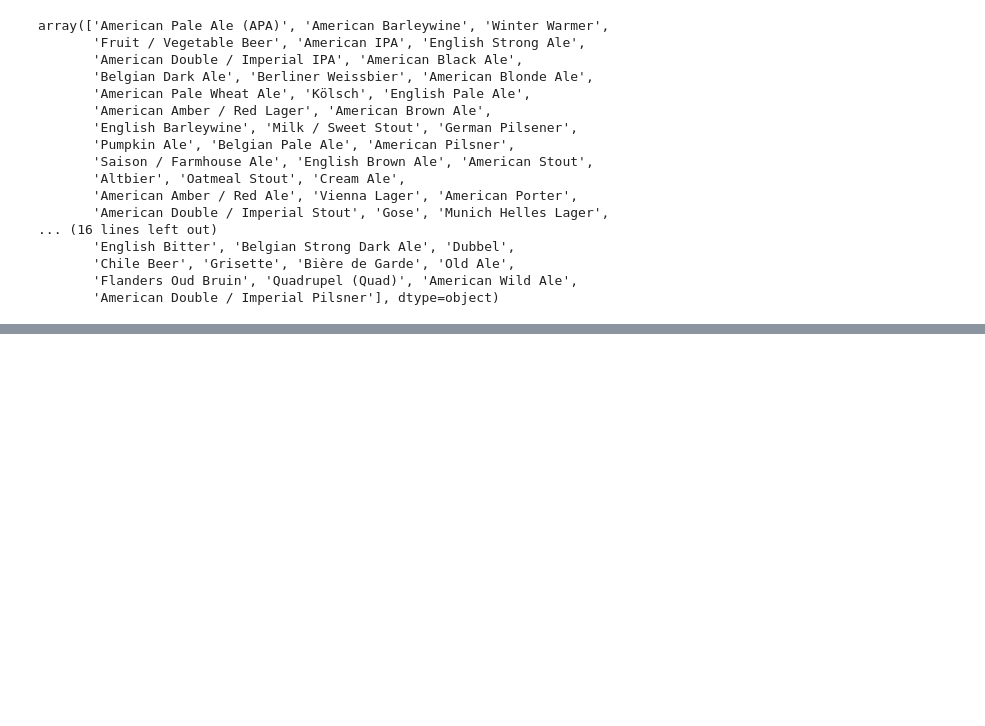
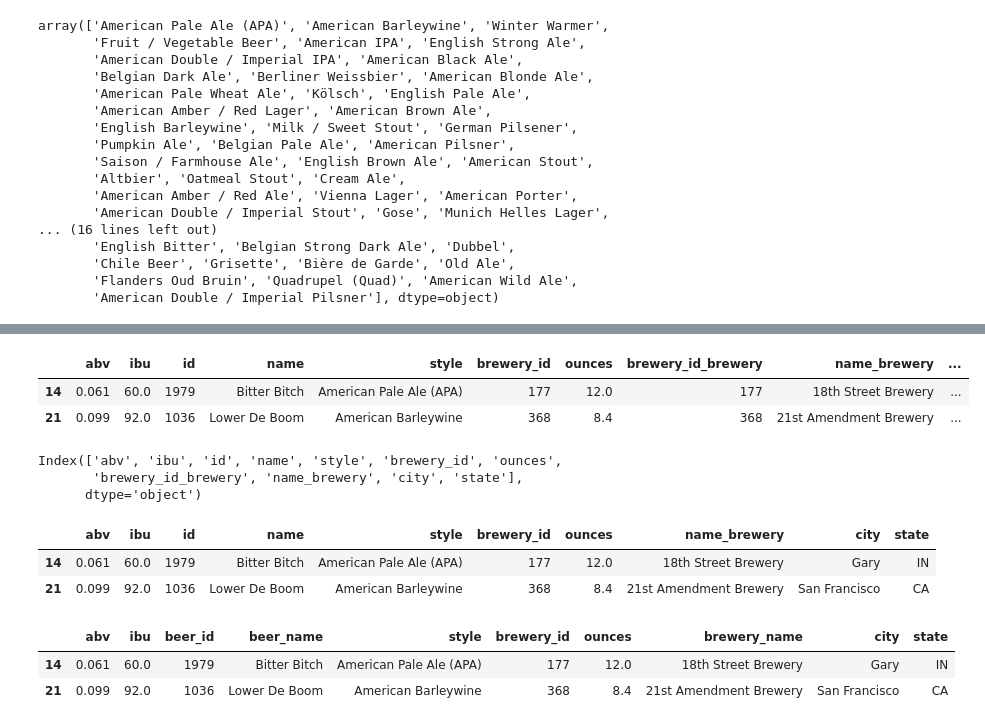
Before and after one commit to niklasax/Beer_Analytics, a Jupyter notebook: data_cleaning/data_cleaning.ipynb, the cells around one changed output, grey strips where cells are left out. Saved outputs shown, nothing was run; the diff lists cells and outputs as text; code cells hidden in the pictures; blank space fills up the shorter version.

```diff
--- a/data_cleaning/data_cleaning.ipynb
+++ b/data_cleaning/data_cleaning.ipynb
@@ -73,3 +97,4 @@ drop_list = merged_df[merged_df.ibu.isnull()].index.to_list()
 # %%
-#drop missing values
-merged_df.drop(drop_list,axis=0, inplace=True)
+#drop missing values and review
+beer_merged_df.drop(drop_list_1,axis=0, inplace=True)
+beer_merged_df.isnull().sum()
@@ -166,0 +182,30 @@ merged_df.head()
+# %%
+#review columns
+beer_merged_df.head(2)
+beer_merged_df.columns
+# %% [output]
+|  | abv | ibu | id | name | style | brewery_id | ounces | brewery_id_brewery | name_brewery | ... |
+| 14 | 0.061 | 60.0 | 1979 | Bitter Bitch | American Pale Ale (APA) | 177 | 12.0 | 177 | 18th Street Brewery | ... |
+| 21 | 0.099 | 92.0 | 1036 | Lower De Boom | American Barleywine | 368 | 8.4 | 368 | 21st Amendment Brewery | ... |
+Index(['abv', 'ibu', 'id', 'name', 'style', 'brewery_id', 'ounces',
+       'brewery_id_brewery', 'name_brewery', 'city', 'state'],
+      dtype='object')
+# %%
+#drop uneeded column
+beer_merged_df.drop('brewery_id_brewery',axis=1, inplace=True)
+beer_merged_df.head(2)
+# %% [output]
+|  | abv | ibu | id | name | style | brewery_id | ounces | name_brewery | city | state |
+| 14 | 0.061 | 60.0 | 1979 | Bitter Bitch | American Pale Ale (APA) | 177 | 12.0 | 18th Street Brewery | Gary | IN |
+| 21 | 0.099 | 92.0 | 1036 | Lower De Boom | American Barleywine | 368 | 8.4 | 21st Amendment Brewery | San Francisco | CA |
+# %%
+#rename columns
+beer_merged_df.rename({'id':'beer_id',
+                       'name':'beer_name',
+                       'name_brewery':'brewery_name'},
+                        axis=1,inplace=True)
+beer_merged_df.head(2)
+# %% [output]
+|  | abv | ibu | beer_id | beer_name | style | brewery_id | ounces | brewery_name | city | state |
+| 14 | 0.061 | 60.0 | 1979 | Bitter Bitch | American Pale Ale (APA) | 177 | 12.0 | 18th Street Brewery | Gary | IN |
+| 21 | 0.099 | 92.0 | 1036 | Lower De Boom | American Barleywine | 368 | 8.4 | 21st Amendment Brewery | San Francisco | CA |
```
Also changed, not shown: parts of 23 cells of this notebook, 1 other file.
